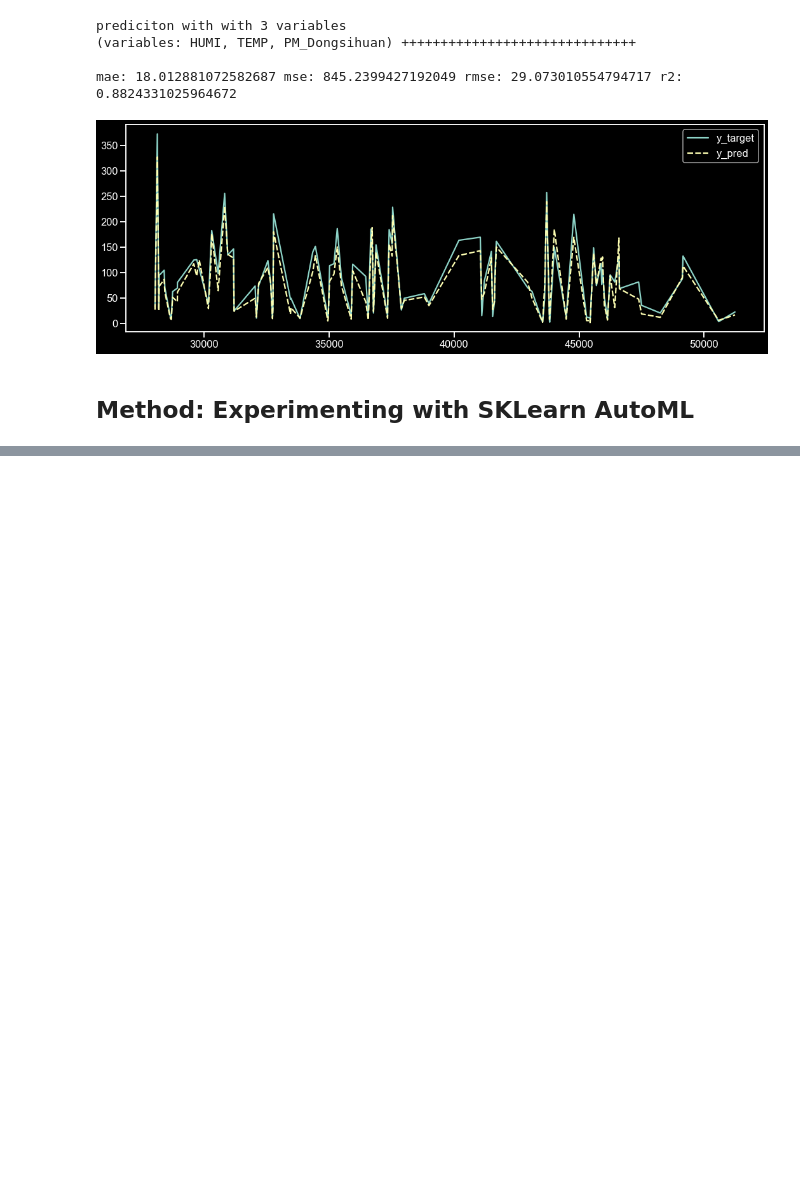
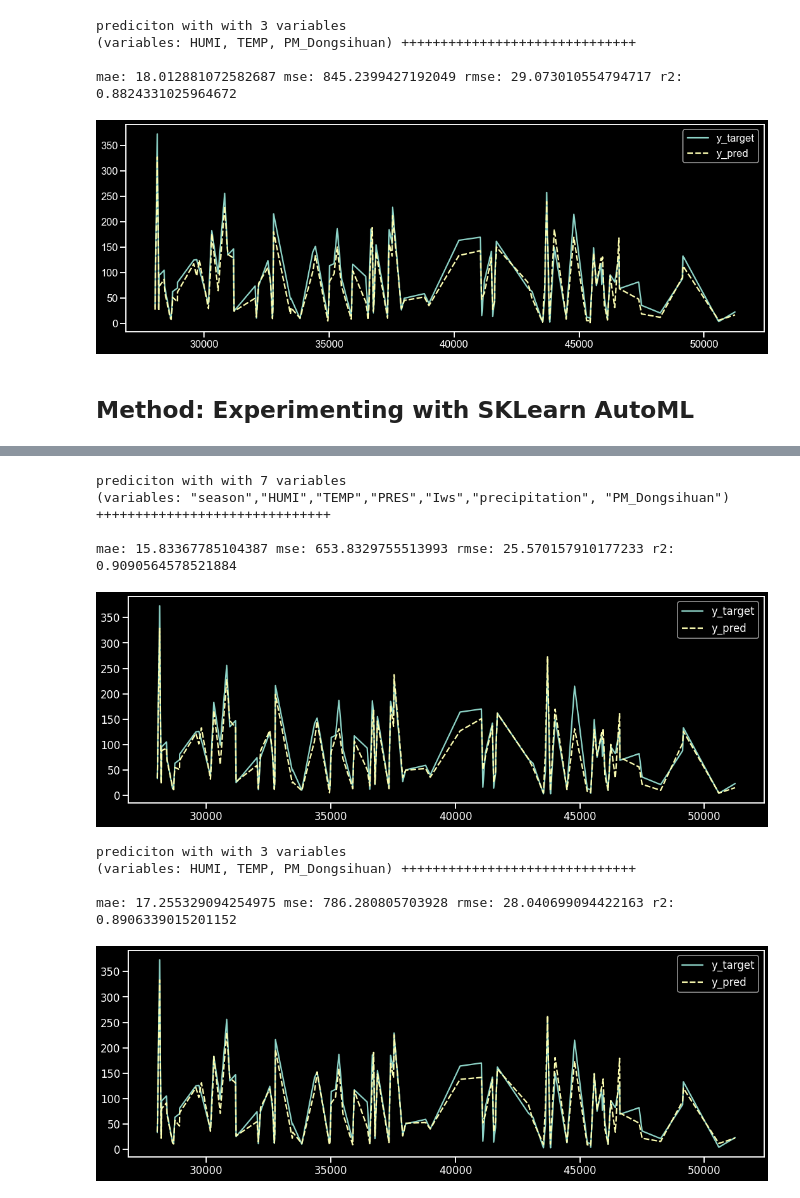
Before and after one commit to anargu/environmental-monitor, a Jupyter notebook: Testing Models.ipynb, the cells around one changed output, grey strips where cells are left out. Drawn from its saved outputs; the diff is of its cells as text; code cells hidden in the pictures; blank space fills up the shorter version.

```diff
--- a/Testing Models.ipynb
+++ b/Testing Models.ipynb
@@ -273,12 +271,14 @@ test_cases = [
     }
 ]
 automodels = []
+X_tests=[]
 
 for i, test_case in enumerate(test_cases):
     X_train = train_df[test_case['x_fields']]
     y_train = train_df['PM_Dongsi']
 
     X_test = test_df[test_case['x_fields']]
+    X_tests.append(X_test)
     y_test = test_df['PM_Dongsi']
 
     automl = autosklearn.regression.AutoSklearnRegressor(
@@ -294,14 +312,26 @@ print(automl.show_models())
 # %%
 for i, model in enumerate(automodels):
     X_test = test_df[test_cases[i]['x_fields']]
     y_test = test_df['PM_Dongsi']
 
     y_pred = model.predict(X_test)
 
     title = test_cases[i]['title']
     description = test_cases[i]['description']
+
     compute_errors_y_pred_vs_test(y_pred, y_test, label=f'prediciton with {title} \n({description})')
     plot_y_pred_vs_test(y_pred, y_test)
 
-predictions = automl.predict(X_test)
-print("R2 score:", sklearn.metrics.r2_score(y_test, predictions))
+# predictions = automl.predict(X_test)
+# print("R2 score:", sklearn.metrics.r2_score(y_test, predictions))
+# %% [output]
+prediciton with with 7 variables
+(variables: "season","HUMI","TEMP","PRES","Iws","precipitation", "PM_Dongsihuan") ++++++++++++++++++++++++++++++
+
+mae: 15.83367785104387 mse: 653.8329755513993 rmse: 25.570157910177233 r2: 0.9090564578521884
+[figure, added]
+prediciton with with 3 variables
+(variables: HUMI, TEMP, PM_Dongsihuan) ++++++++++++++++++++++++++++++
+
+mae: 17.255329094254975 mse: 786.280805703928 rmse: 28.040699094422163 r2: 0.8906339015201152
+[figure, added]
```
Also changed, not shown: parts of 3 cells of this notebook.
